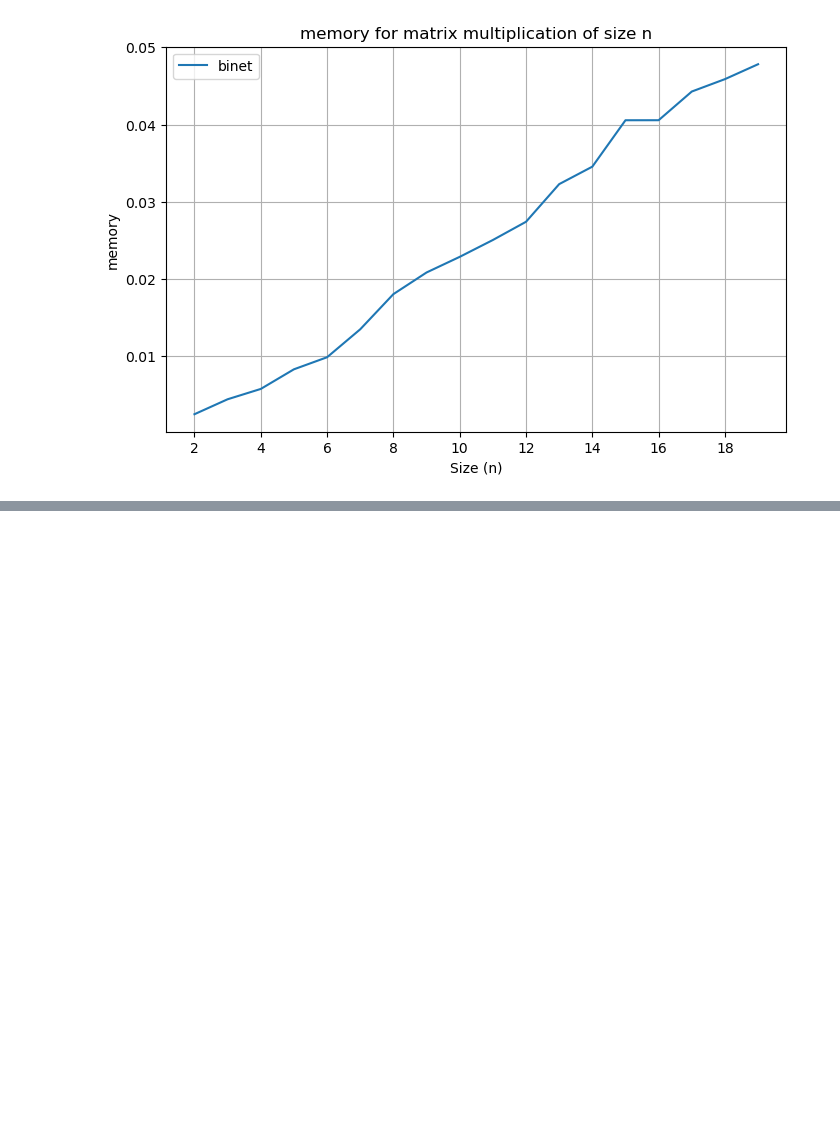
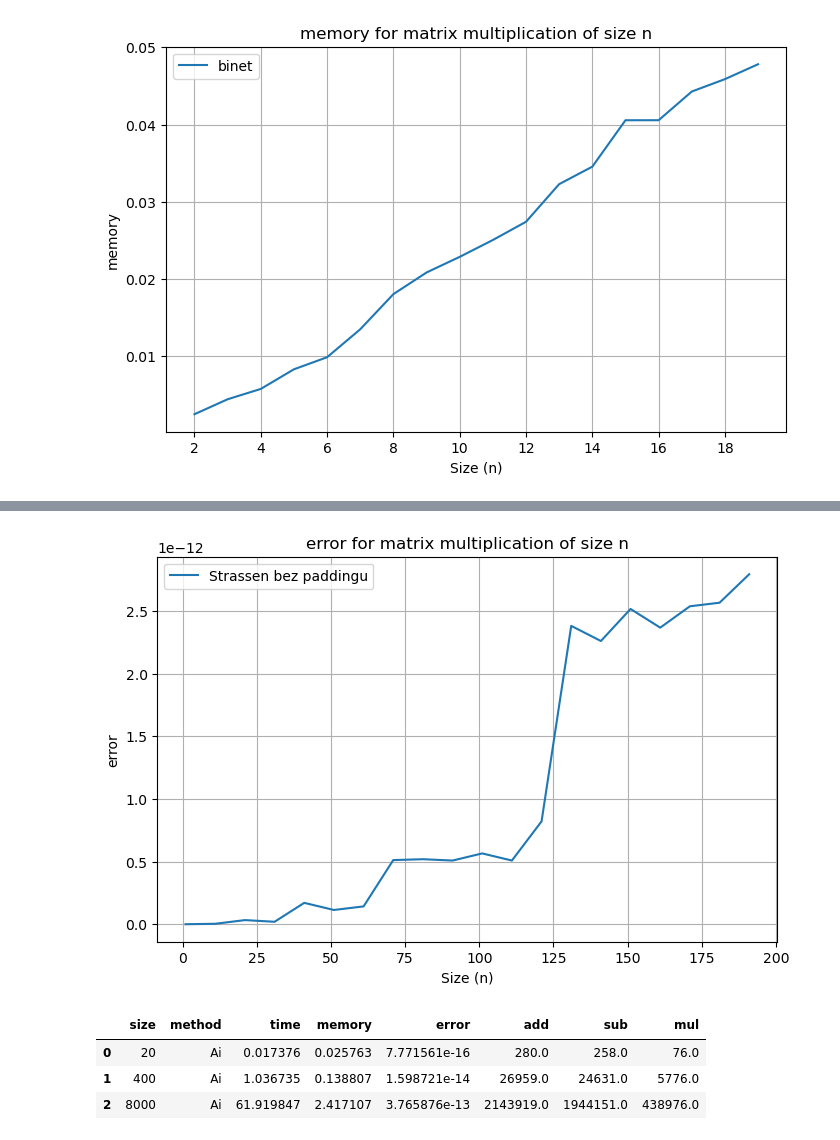
Before and after one commit to ozwonek/Algorytmy-Macierzowe, a Jupyter notebook: ZAD1/main.ipynb, the cells around one changed output, grey strips where cells are left out. Saved outputs shown, nothing was run; the diff lists cells and outputs as text; code cells hidden in the pictures; blank space fills up the shorter version.

```diff
--- a/ZAD1/main.ipynb
+++ b/ZAD1/main.ipynb
@@ -101,3 +101,8 @@ plot_metric(avg_df, 'mul')
 plot_metric(avg_df, 'memory')
 # %% [output]
 [figure]
+# %%
+functions = [strassen_without_padding_benchmark]
+names = ["Strassen bez paddingu"]
+
+stra_df = create_statistics(1, 201, 5, functions=functions, names=names)
@@ -103,0 +115,4 @@ plot_metric(avg_df, 'memory')
+# %%
+plot_metric(stra_df[stra_df["method"] == "Strassen bez paddingu"], 'error')
+# %% [output]
+[figure, added]
@@ -103,0 +122,7 @@ plot_metric(avg_df, 'memory')
+# %%
+ai_df
+# %% [output]
+|  | size | method | time | memory | error | add | sub | mul |
+| 0 | 20 | Ai | 0.017376 | 0.025763 | 7.771561e-16 | 280.0 | 258.0 | 76.0 |
+| 1 | 400 | Ai | 1.036735 | 0.138807 | 1.598721e-14 | 26959.0 | 24631.0 | 5776.0 |
+| 2 | 8000 | Ai | 61.919847 | 2.417107 | 3.765876e-13 | 2143919.0 | 1944151.0 | 438976.0 |
```
Also changed, not shown: parts of 12 cells of this notebook, 5 other files.
